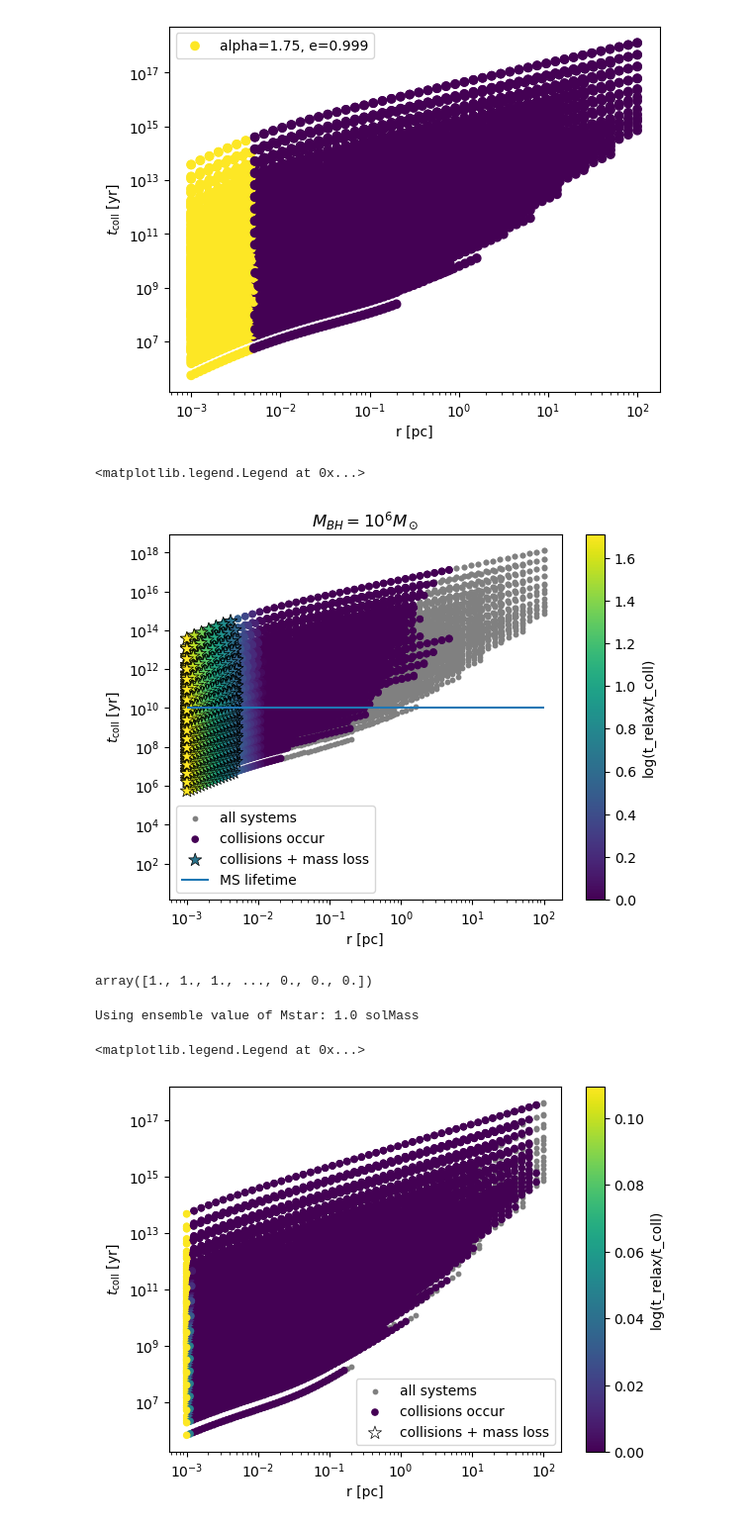
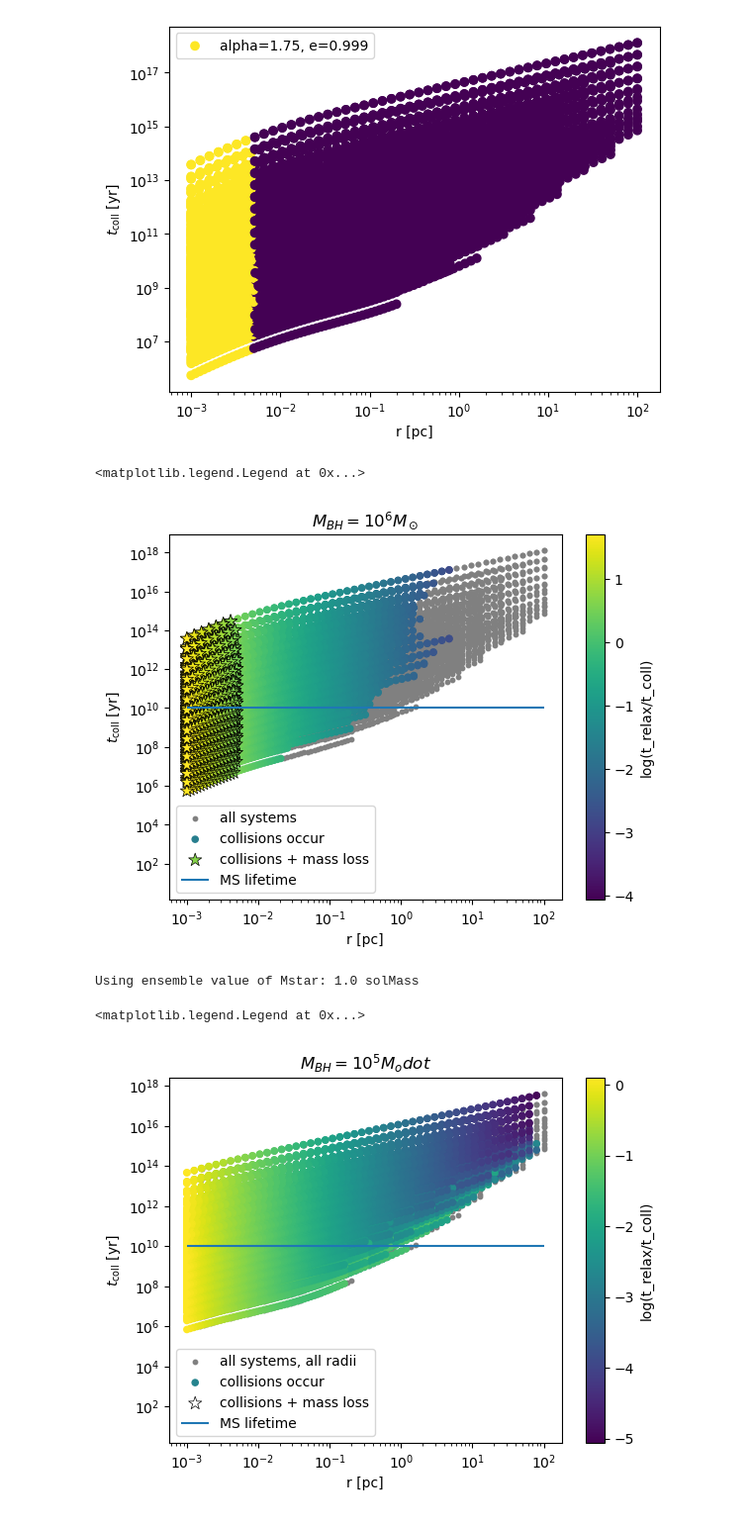
Before and after one commit to astro-claire/model-timescales, a Jupyter notebook: examples/black_hole_versus_pl.ipynb, the cells around one changed output. Shown at 99% size. Drawn from its saved outputs; the diff is of its cells as text; code cells hidden in the pictures.

Commit message:
figure fixes

```diff
--- a/examples/black_hole_versus_pl.ipynb
+++ b/examples/black_hole_versus_pl.ipynb
@@ -374,10 +374,10 @@ ax.set_yscale("log")
 ax.set_xscale("log")
 im = ax.scatter(r[nocolidx], t[nocolidx],color = "grey", s=10,label="all systems")
 
-im = ax.scatter(r[yescolidx], t[yescolidx],c = c[yescolidx],vmin= 0,vmax = vmax,s=20, label="collisions occur")
+im = ax.scatter(r[yescolidx], t[yescolidx],c = c[yescolidx],vmin= vmin,vmax = vmax,s=20, label="collisions occur")
 im = ax.scatter(r[yescolidx][masslossidx], t[yescolidx][masslossidx],
             marker = "*",c = c[yescolidx][masslossidx],edgecolor = "black",
-            linewidth = 0.5,vmin= 0,vmax = vmax,s=100, label="collisions + mass loss")
+            linewidth = 0.5,vmin= vmin,vmax = vmax,s=100, label="collisions + mass loss")
 
 plt.colorbar(im,label='log(t_relax/t_coll)', orientation='vertical')
 # im = ax.scatter(r[nocolidx], t[nocolidx],color = "grey", label="alpha=1.75, e=0.999")
@@ -388,44 +388,40 @@ plt.title(r"$M_{BH}=10^6 M_\odot$")
 ax.legend()
 # %% [output]
 <matplotlib.legend.Legend at 0x...>
-[figure, old version]
+[figure, new version]
-# %%
-ml
-# %% [output]
-array([1., 1., 1., ..., 0., 0., 0.])
 # %%
 # from astropy import units as u
 modelbh = TimescaleEnsemble(grid, densityModel="power-law-bh",Nsampling=50, profile_kwargs={'M_bh':1e5 *u.Msun})
 table5 = generate_timescale_comparison(modelbh, as_ = 'pandas')
 
 r = u.Quantity(table5['r']).to_value(u.pc)      # plain floats in chosen units
 t = u.Quantity(table5['t_coll']).to_value(u.yr)
 c = np.log10(np.array(u.Quantity(table5['t_relax/t_coll']).value))
 ml = np.array(u.Quantity(table5['massloss']).value)
 vmin =min(c)
 vmax = max(c)
 nocolidx = np.where(c<0)[0]
 # # im = ax.scatter(r[nocolidx], t[nocolidx],color = "grey", label="alpha=1.75, e=0.999")
 yescolidx = np.invert(nocolidx)
 masslossidx = np.where(ml[yescolidx]==1)[0]
 fig, ax = plt.subplots()
 ax.set_yscale("log")
 ax.set_xscale("log")
-im = ax.scatter(r[nocolidx], t[nocolidx],color = "grey", s=10,label="all systems")
+im = ax.scatter(r[nocolidx], t[nocolidx],color = "grey", s=10,label="all systems, all radii")
 
-im = ax.scatter(r[yescolidx], t[yescolidx],c = c[yescolidx],vmin= 0,vmax = vmax,s=20, label="collisions occur")
+im = ax.scatter(r[yescolidx], t[yescolidx],c = c[yescolidx],vmin= vmin,vmax = vmax,s=20, label="collisions occur")
 im = ax.scatter(r[yescolidx][masslossidx], t[yescolidx][masslossidx],
             marker = "*",c = c[yescolidx][masslossidx],edgecolor = "black",
-            linewidth = 0.5,vmin= 0,vmax = vmax,s=100, label="collisions + mass loss")
+            linewidth = 0.5,vmin= vmin,vmax = vmax,s=100, label="collisions + mass loss")
 
 plt.colorbar(im,label='log(t_relax/t_coll)', orientation='vertical')
 # im = ax.scatter(r[nocolidx], t[nocolidx],color = "grey", label="alpha=1.75, e=0.999")
-# ax.hlines(1e10,xmin=1e-3,xmax=1e2, label= "MS lifetime")
+ax.hlines(1e10,xmin=1e-3,xmax=1e2, label= "MS lifetime")
 ax.set_xlabel("r [pc]")
 ax.set_ylabel(r"$t_{\mathrm{coll}}$ [yr]")
-# plt.title(r"$M_{BH}=10^4 M_odot$")
+plt.title(r"$M_{BH}=10^5 M_odot$")
 ax.legend()
 # %% [output]
 Using ensemble value of Mstar: 1.0 solMass
 <matplotlib.legend.Legend at 0x...>
-[figure, old version]
+[figure, new version]
```
Also changed, not shown: parts of 1 cell of this notebook.
